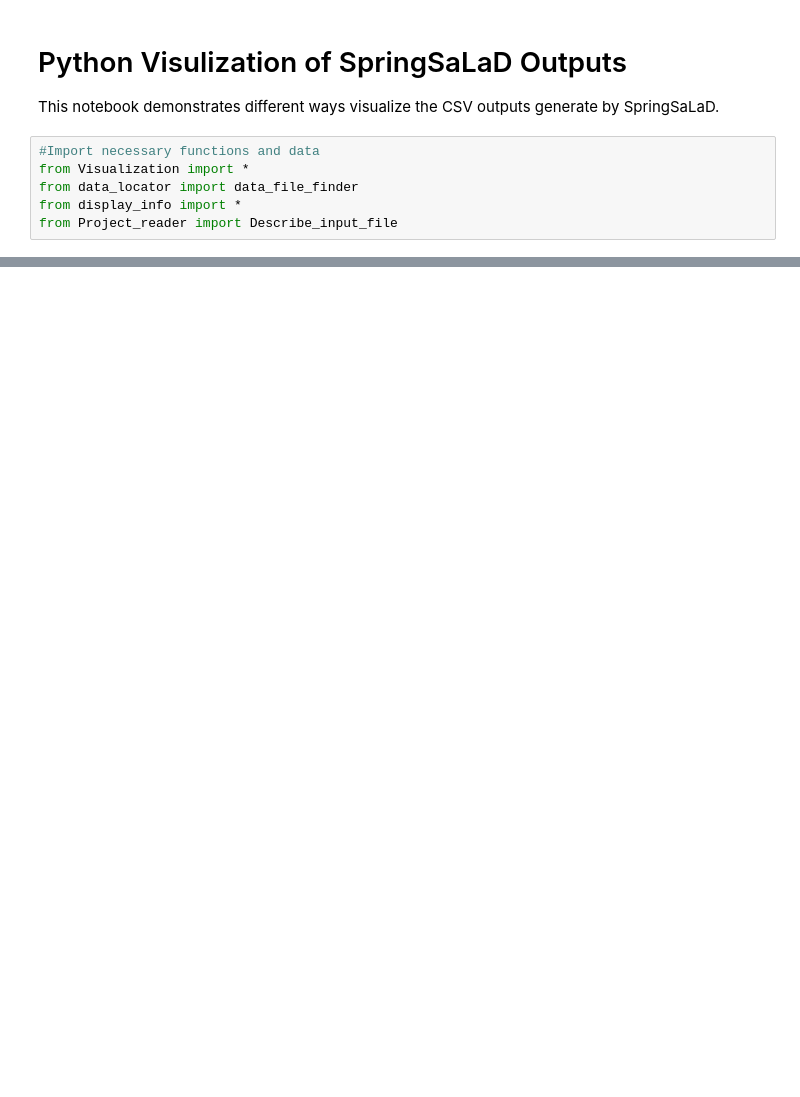
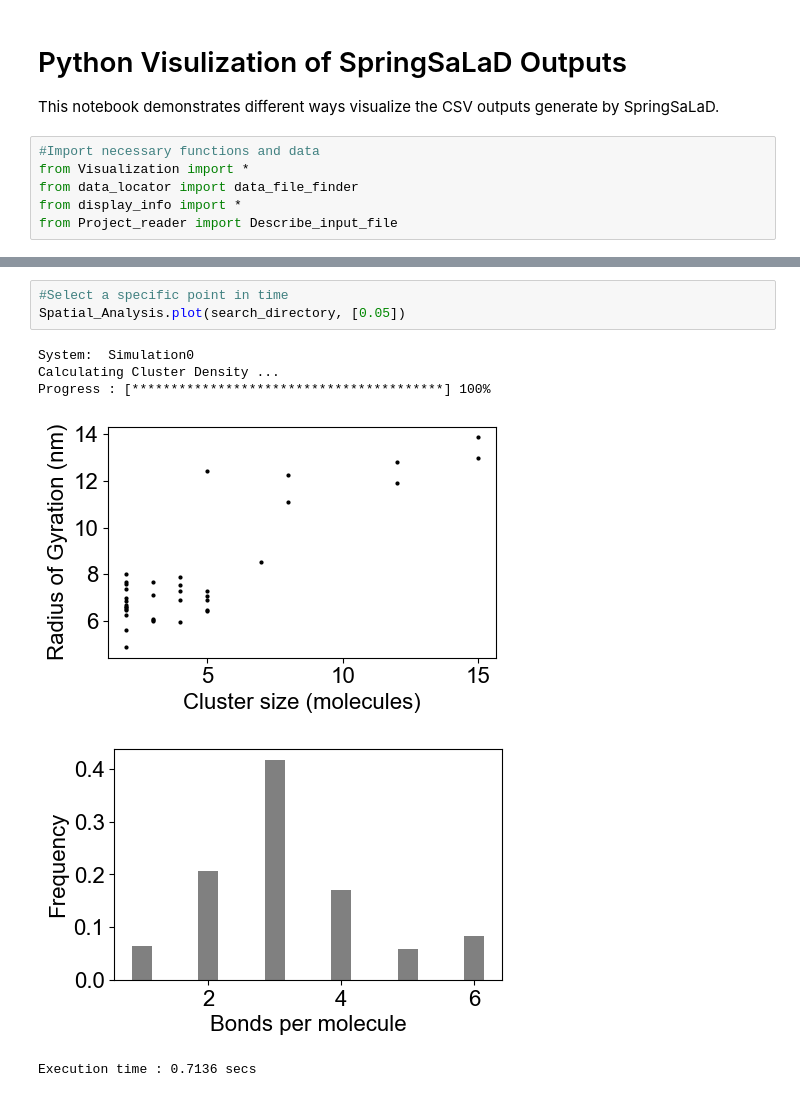
Before and after one commit to MolClustPy/SpringSaLaD-Python-Viz, a Jupyter notebook: demo.ipynb, the cells around one changed output, grey strips where cells are left out. Cells and saved outputs as stored; diff of their text form; blank space fills up the shorter version.

```diff
--- a/demo.ipynb
+++ b/demo.ipynb
@@ -122,0 +136,10 @@ Histogram.plot(search_directory, [1,2], 10)
+# %%
+#Select a specific point in time
+Spatial_Analysis.plot(search_directory, [0.05])
+# %% [output]
+System:  Simulation0
+Calculating Cluster Density ...
+Progress : [****************************************] 100%
+[figure, added]
+[figure, added]
+Execution time : 0.7136 secs
```
Also changed, not shown: parts of 12 cells of this notebook, 13 other files.
